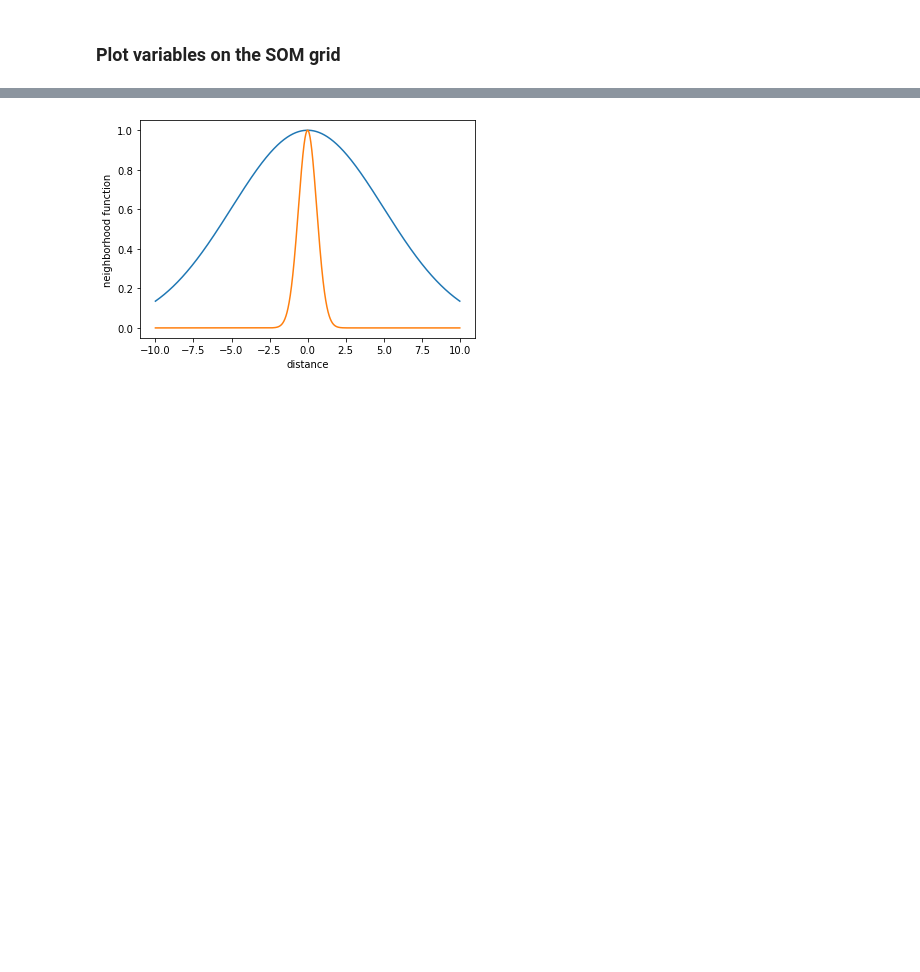
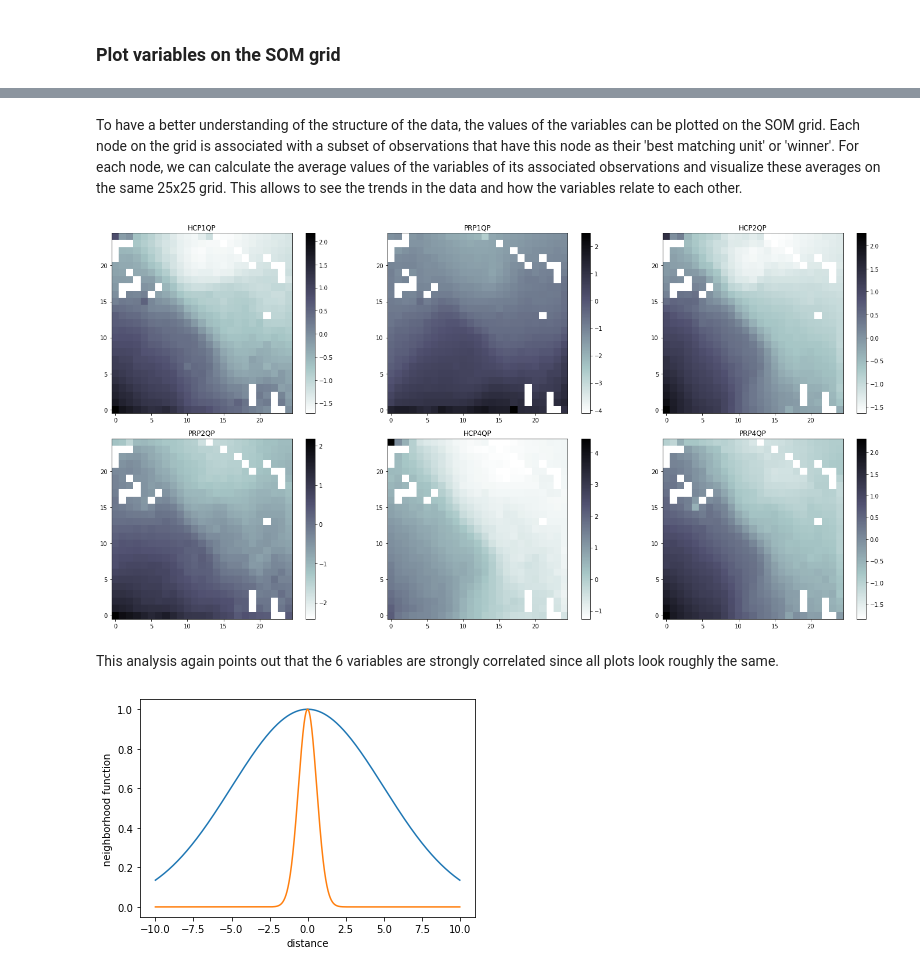
Before and after one commit to drdebivre/Thesis_EMIclass, a Jupyter notebook: 4.SOM.ipynb, the cells around one changed output, grey strips where cells are left out. Saved outputs shown, nothing was run; the diff lists cells and outputs as text; code cells hidden in the pictures; blank space fills up the shorter version.

```diff
--- a/4.SOM.ipynb
+++ b/4.SOM.ipynb
@@ -74,3 +75,42 @@ ValueError: Grouper for 'winner' not 1-dimensional
+# %% [markdown]
+To have a better understanding of the structure of the data, the values of the variables can be plotted on the SOM grid. Each node on the grid is associated with a subset of observations that have this node as their 'best matching unit' or 'winner'. For each node, we can calculate the average values of the variables of its associated observations and visualize these averages on the same 25x25 grid. This allows to see the trends in the data and how the variables relate to each other.
+# %%
+winners = []
+
+for k in range(SOM_std.shape[0]):
+    winners.append(som.winner(SOM_std[k]))  #Stores the grid coord of the winner for each observation as a tuple
+
+
+grid_coded = np.array(range(625)).reshape(25,25)    # For practical reasons, number the nodes on the grid from 0 to 624
+df_codes = pd.DataFrame(grid_coded.reshape(625,))
+
+df_std['winner code'] = np.array([grid_coded[i] for i in winners]) #With each raster value we associate the code of its winner
+grouped = df_std.groupby('winner code')
+SOMa = grouped.mean() # Calculate the avg value of observations with same 'winner' node.
+SOM_avgs = pd.concat([SOMa, df_codes], axis=1)
+cols = np.concatenate([vars_vec, np.array(['winner code'])])
+SOM_avgs.columns = cols
+
+i = 0
+avgs_grid = np.empty((25,25,6))
+for var in vars_vec:
+    avgs_grid[:,:,i] = np.array(SOM_avgs[var]).reshape(25,25)   # Transform the columns of avgs to a 25x25 grid
+    i += 1
+
+fig = plt.figure(figsize=(20,10))
+
+for i in range(1,7):
+    ax = fig.add_subplot(2,3,i)
+    ax.set_title(vars_vec[i-1])
+    pc = ax.imshow(avgs_grid[:,:,i-1], cmap='bone_r', origin='lower')
+    fig.colorbar(pc, ax=ax, orientation='vertical')
+
+plt.tight_layout()
+plt.show()
+# %% [output]
+[figure, added]
+# %% [markdown]
+This analysis again points out that the 6 variables are strongly correlated since all plots look roughly the same.
 # %%
 # Visualize neighborhood function
 
```
Also changed, not shown: parts of 4 cells of this notebook.
